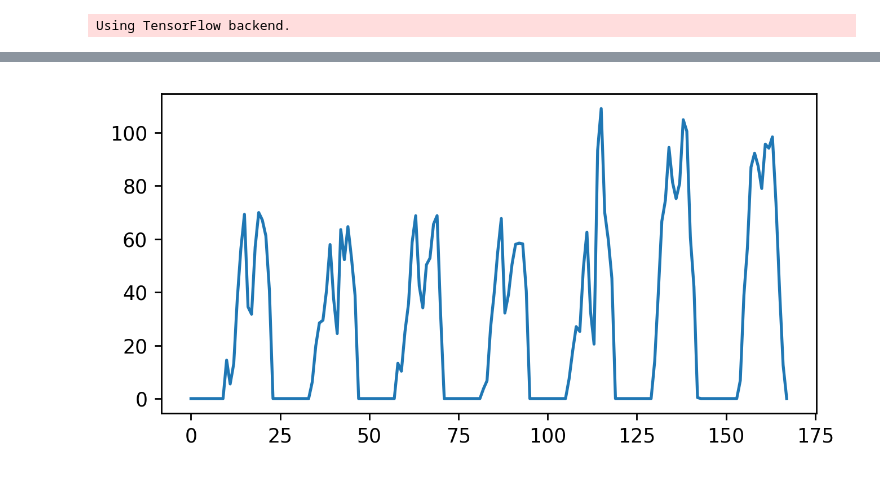
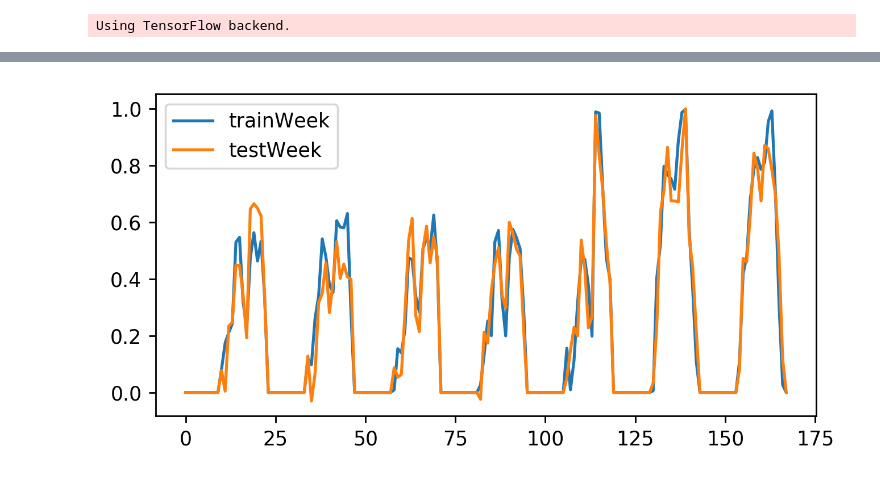
Before and after one commit to vadikko2/Hack_university, a Jupyter notebook: Main.ipynb, the cells around one changed output, grey strips where cells are left out. Cells and saved outputs as stored; diff of their text form; code cells hidden in the pictures.

Commit message:
Add tests for Analys model

```diff
--- a/Main.ipynb
+++ b/Main.ipynb
@@ -80,34 +80,57 @@ fig = SVG(models.visModel(IRAM, savePath = 'data/images/', name = 'IRAM_structur
 # %%
 import numpy as np
 
 %matplotlib inline
 import matplotlib.pyplot as plt
 
 max_customers = 100
 
-
                    #0 1 2 3 4 5 6 7 8 9  10  11  12  13    14  15 16  17   18  19  20  21 22   23
 weekEnd = np.array([0,0,0,0,0,0,0,0,0,0,0.1,0.4,0.6, 0.8, 0.9, 0.9, 0.8, 0.9, 1,1,0.7,0.4, 0.1, 0])
 friDay = np.array([0,0,0,0,0,0,0,0,0,0,0.1,0.1,0.2, 0.3, 0.5, 0.6, 0.35, 0.3, 1,1,0.7,0.6, 0.5, 0])
 weekDay = np.array([0,0,0,0,0,0,0,0,0,0,0.1,0.1,0.2, 0.3, 0.5, 0.6, 0.35, 0.3, 0.6,0.6,0.6,0.6, 0.4, 0])
 
-data_set = np.array([])
+data_set = []
 for week in range(0,12):
     for days in range(0,4):
 
         for day in range(0,4):
-            data_set = np.append(data_set, weekDay * max_customers + np.array([np.random.uniform(-10,10) if i != 0 else 0 for i in weekDay]))
+            temp = weekDay * max_customers + np.array([np.random.uniform(-10,10) if i != 0 else 0 for i in weekDay])
+            data_set += [[e, day] for e in temp]
 
-        data_set = np.append(data_set, friDay * max_customers + np.array([np.random.uniform(-10,10) if i != 0 else 0 for i in friDay]))
-
-        for day in range(0,2):
-            data_set = np.append(data_set, weekEnd * max_customers + np.array([np.random.uniform(-10,10) if i != 0 else 0 for i in weekEnd]))
+        temp = friDay * max_customers + np.array([np.random.uniform(-10,10) if i != 0 else 0 for i in friDay])
+        data_set += [[e, 4] for e in temp]
 
 
+        for day in range(5,7):
+            temp = weekEnd * max_customers + np.array([np.random.uniform(-10,10) if i != 0 else 0 for i in weekEnd])
+            data_set += [[e, day] for e in temp]
+
+
+coeff = max([d[0] for d in data_set])
+data_set = [[d[0] / coeff, d[1] / 7] for d in data_set]
+
+
+weekTest = []
+for day in range(0,4):
+    temp = weekDay * max_customers + np.array([np.random.uniform(-15,15) if i != 0 else 0 for i in weekDay])
+    weekTest += [[e, day] for e in temp]
+
+temp = friDay * max_customers + np.array([np.random.uniform(-15,15) if i != 0 else 0 for i in friDay])
+weekTest += [[e, 4] for e in temp]
+
+
+for day in range(5,7):
+    temp = weekEnd * max_customers + np.array([np.random.uniform(-15,15) if i != 0 else 0 for i in weekEnd])
+    weekTest += [[e, day] for e in temp]
+
+coeff = max([d[0] for d in weekTest])
+weekTest = [[d[0] / coeff, d[1] / 7] for d in weekTest]
+
 plt.figure(figsize = (6,3), dpi = 250)
-
-plt.plot(data_set[:24*7])
-
+plt.plot([d[0] for d in data_set[:24*7]], label = 'trainWeek')
+plt.plot([d[0] for d in weekTest], label = 'testWeek')
+plt.legend()
 plt.show()
 # %% [output]
-[figure, old version]
+[figure, new version]
```
Also changed, not shown: parts of 5 cells of this notebook, 2 other files.
